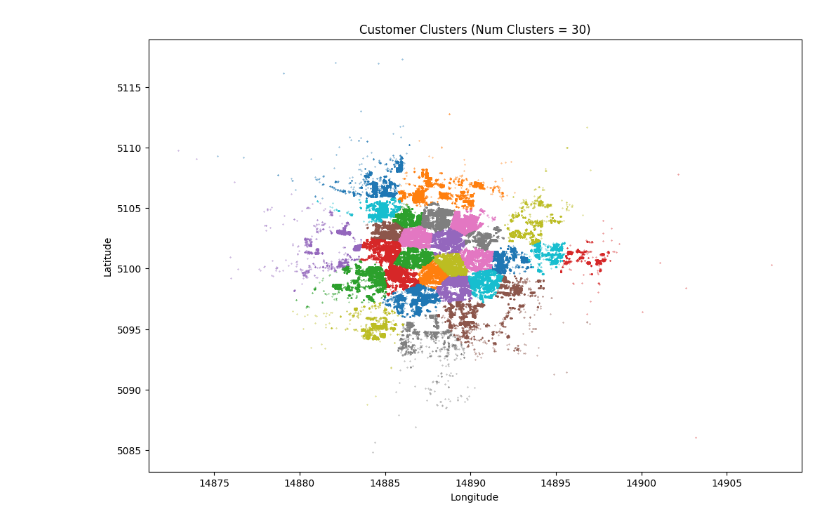
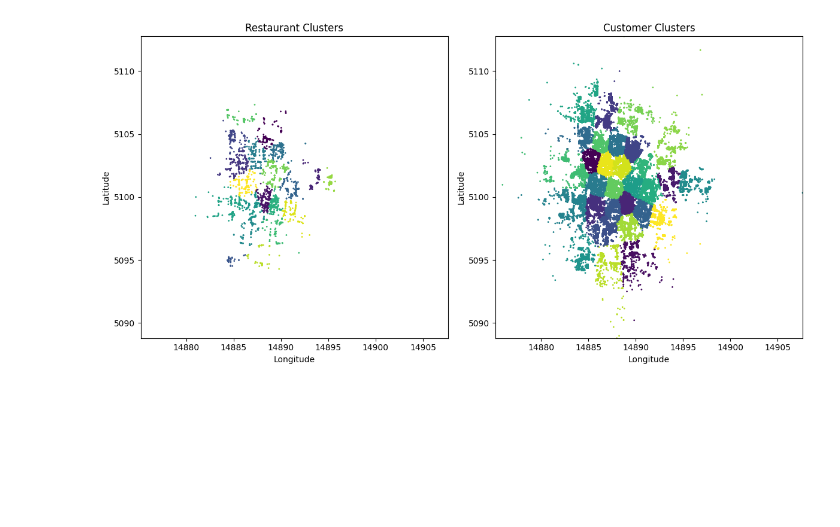
Before and after one commit to zhangz73/food-delivery, a Jupyter notebook: solve_kmeans_grids.ipynb, the cells around one changed output. Cells and saved outputs as stored; diff of their text form; code cells hidden in the pictures; blank space fills up the shorter version.

```diff
--- a/solve_kmeans_grids.ipynb
+++ b/solve_kmeans_grids.ipynb
@@ -162,22 +173,3 @@ full_time_poi_ids = set(all_poi[all_poi['da_id'].isin(full_time_da_ids)]['poi_id
 part_time_poi_ids = set(all_poi[all_poi['da_id'].isin(part_time_da_ids)]['poi_id']).difference(common_poi_ids)
 
 all_waybill['poi_type'] = all_waybill['poi_id'].apply(lambda x: 'common' if x in common_poi_ids else 'part_time' if x in part_time_poi_ids else 'full_time')
-# %%
-from sklearn.cluster import KMeans
-
-df_restaurants = all_waybill[["sender_lng", "sender_lat"]].drop_duplicates()
-df_customers = all_waybill[["recipient_lng", "recipient_lat"]].drop_duplicates()
-
-X_restaurants = np.array(df_restaurants[["sender_lng", "sender_lat"]])
-X_customers = np.array(df_customers[["recipient_lng", "recipient_lat"]])
-
-n_restaurant_clusters = 20
-n_customer_clusters = 30
-
-clustering = KMeans(n_clusters = n_restaurant_clusters)
-df_restaurants["sender_cluster"] = clustering.fit_predict(X_restaurants)
-
-clustering = KMeans(n_clusters = n_customer_clusters)
-df_customers["recipient_cluster"] = clustering.fit_predict(X_customers)
-
-all_waybill = all_waybill.merge(df_restaurants, on = ["sender_lng", "sender_lat"]).merge(df_customers, on = ["recipient_lng", "recipient_lat"])
@@ -198,12 +175,0 @@ plt.show()
-# %%
-labels = np.array(df_customers["recipient_cluster"])
-plt.figure(figsize=(12, 8))
-for cluster_id in range(n_customer_clusters):
-    idx_lst = (labels == cluster_id)
-    plt.scatter(X_customers[idx_lst, 0], X_customers[idx_lst, 1], label=f"Cluster {cluster_id}", s = 0.1)
-plt.title(f"Customer Clusters (Num Clusters = {n_customer_clusters})")
-plt.xlabel("Longitude")
-plt.ylabel("Latitude")
-plt.show()
-# %% [output]
-[figure, removed]
@@ -248 +204,26 @@ def compute_sender_recipient_distances(df):
+# %%
+import matplotlib.pyplot as plt
+
+plt.figure(figsize=(12, 6))
+
+plt.subplot(1, 2, 1)
+plt.scatter(select_restaurants['sender_lng'], select_restaurants['sender_lat'], c=select_restaurants['sender_cluster'], s=1)
+plt.title('Restaurant Clusters')
+plt.xlabel('Longitude')
+plt.ylabel('Latitude')
+plt.xlim(min(min(select_customers['recipient_lng']), min(select_restaurants['sender_lng'])), max(max(select_customers['recipient_lng']), max(select_restaurants['sender_lng'])))
+plt.ylim(min(min(select_customers['recipient_lat']), min(select_restaurants['sender_lat'])), max(max(select_customers['recipient_lat']), max(select_restaurants['sender_lat'])))
+
+plt.subplot(1, 2, 2)
+plt.scatter(select_customers['recipient_lng'], select_customers['recipient_lat'], c=select_customers['recipient_cluster'], s=1)
+plt.title('Customer Clusters')
+plt.xlabel('Longitude')
+plt.ylabel('Latitude')
+plt.xlim(min(min(select_customers['recipient_lng']), min(select_restaurants['sender_lng'])), max(max(select_customers['recipient_lng']), max(select_restaurants['sender_lng'])))
+plt.ylim(min(min(select_customers['recipient_lat']), min(select_restaurants['sender_lat'])), max(max(select_customers['recipient_lat']), max(select_restaurants['sender_lat'])))
+
+plt.tight_layout()
+plt.show()
+# %% [output]
+[figure, added]
 # %%
```
Also changed, not shown: parts of 15 cells of this notebook.
